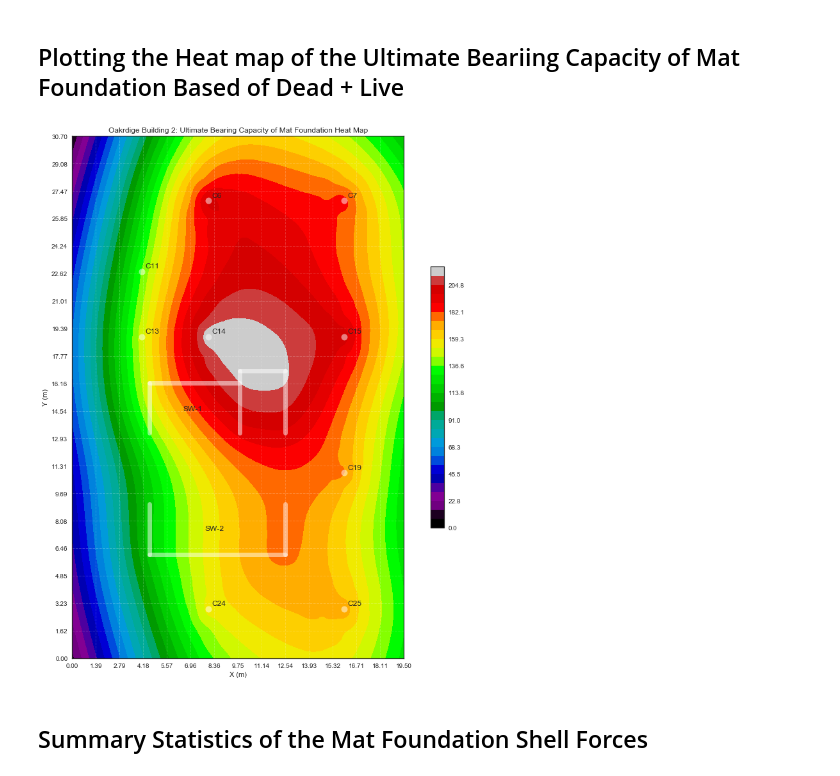
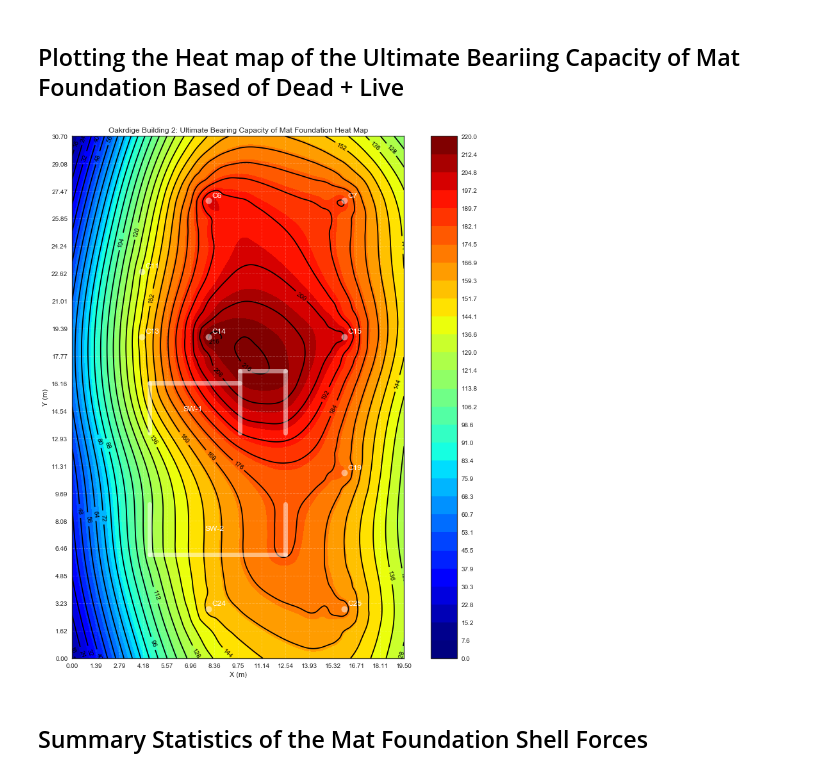
Before and after one commit to mjamezquidilla/MatFoundationAnalysis, a Jupyter notebook: Mat_Foundation_Analysis.ipynb, the cells around one changed output. Saved outputs shown, nothing was run; the diff lists cells and outputs as text; code cells hidden in the pictures.

```diff
--- a/Mat_Foundation_Analysis.ipynb
+++ b/Mat_Foundation_Analysis.ipynb
@@ -52,12 +52,13 @@ reactions.describe()
 # %%
 plot_contour_map(file_name='MatFoundationReactions-1500mm.xlsx',
                 stress_name = 'Dead_(kN)',
                 level = [0, 220, 30],
-                color = 'nipy_spectral',
+                color = 'jet',
                 title = 'Oakrdige Building 2: Ultimate Bearing Capacity of Mat Foundation Heat Map',
-                fsize = [15,15])
+                fsize = [15,15],
+                contour_level=30)
 # %% [output]
-[figure, old version]
+[figure, new version]
 # %% [markdown]
 ## Summary Statistics of the Mat Foundation Shell Forces
 # %%
```
Also changed, not shown: parts of 4 cells of this notebook.
